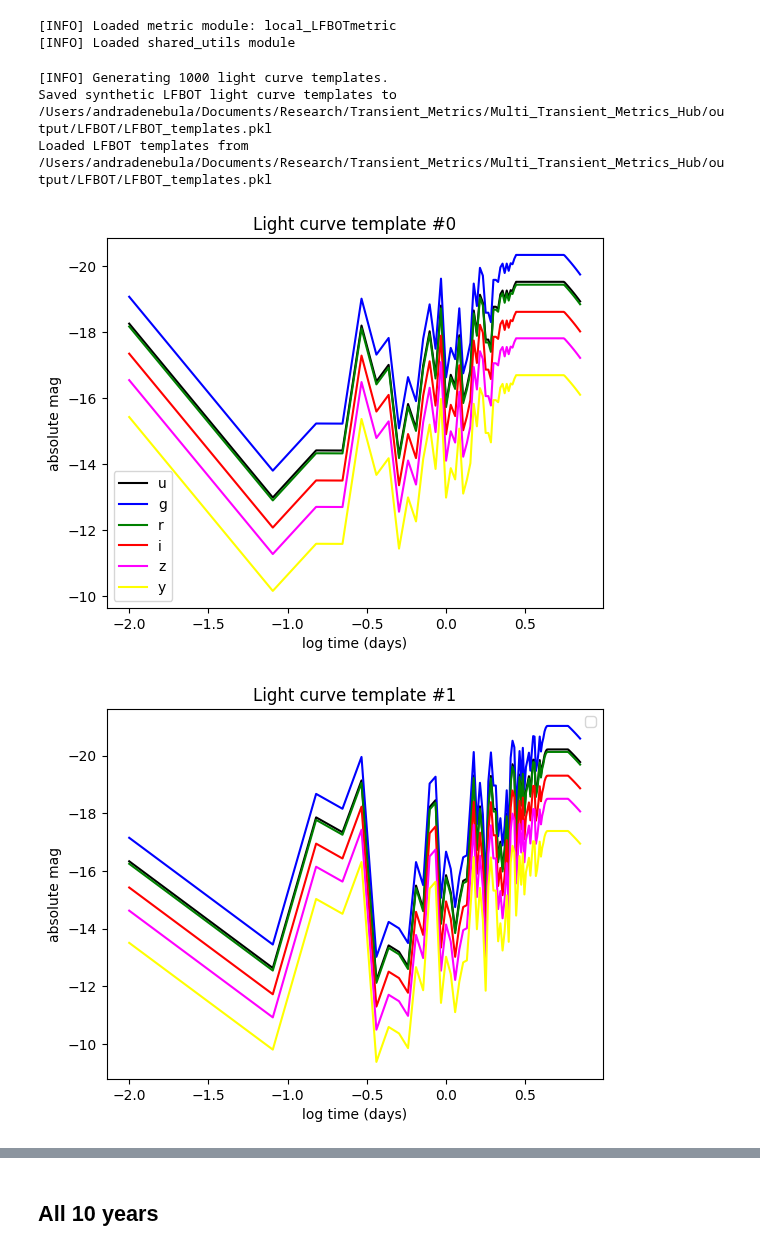
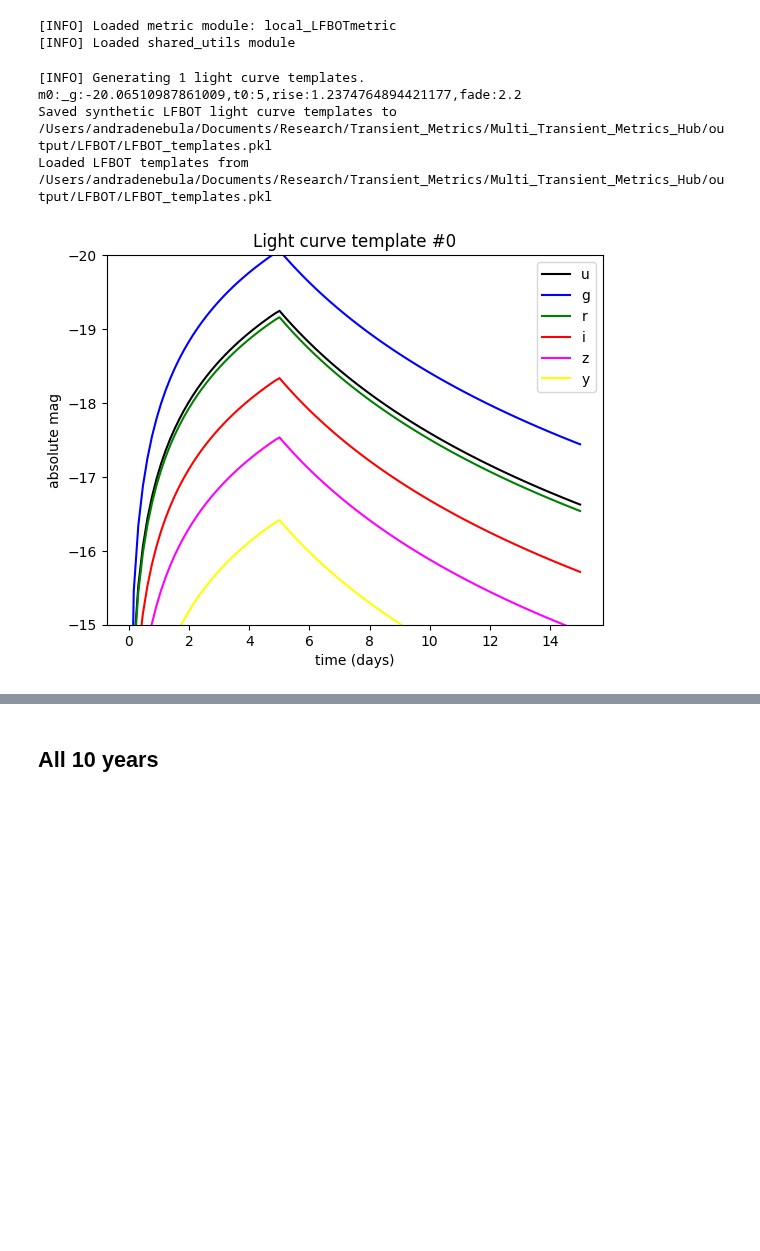
Before and after one commit to andra104/Multi_Transient_Metrics_Hub, a Jupyter notebook: LFBOT/LFBOT_notebook.ipynb, the cells around one changed output, grey strips where cells are left out. Drawn from its saved outputs; the diff is of its cells as text; code cells hidden in the pictures; blank space fills up the shorter version.

```diff
--- a/LFBOT/LFBOT_notebook.ipynb
+++ b/LFBOT/LFBOT_notebook.ipynb
@@ -66,6 +66,8 @@ print(f"[INFO] Loaded shared_utils module")
 [INFO] Loaded shared_utils module
 # %%
 #metric configurations
+
+use_log_time = False
 
 #control whether we generate new files
 generate_new_templates = True
@@ -102,17 +104,17 @@ templates_file = paths['templates_file']
 pop_file = paths['pop_file']
 # %%
 #load and/or generate light curves
-shared_lc_model = metric.load_or_generate_templates(
+shared_lc_model = metric.load_or_generate_templates(num_samples=1, num_lightcurves=1,
     templates_file=templates_file,
     generate_new=generate_new_templates
 )
 # %% [output]
-[INFO] Generating 1000 light curve templates.
+[INFO] Generating 1 light curve templates.
+m0:_g:-20.06510987861009,t0:5,rise:1.2374764894421177,fade:2.2
 Saved synthetic LFBOT light curve templates to /Users/andradenebula/Documents/Research/Transient_Metrics/Multi_Transient_Metrics_Hub/output/LFBOT/LFBOT_templates.pkl
 Loaded LFBOT templates from /Users/andradenebula/Documents/Research/Transient_Metrics/Multi_Transient_Metrics_Hub/output/LFBOT/LFBOT_templates.pkl
 # %%
 #plot light curves from pkl file if desired
-shared_utils.plot_some_lcs_from_pkl(templates_file, num=3)
+shared_utils.plot_some_lcs_from_pkl(templates_file, num=1, use_log_time = use_log_time)
 # %% [output]
-[figure, old version]
+[figure, new version]
-[figure, removed]
```
Also changed, not shown: parts of 6 cells of this notebook, 5 other files.
